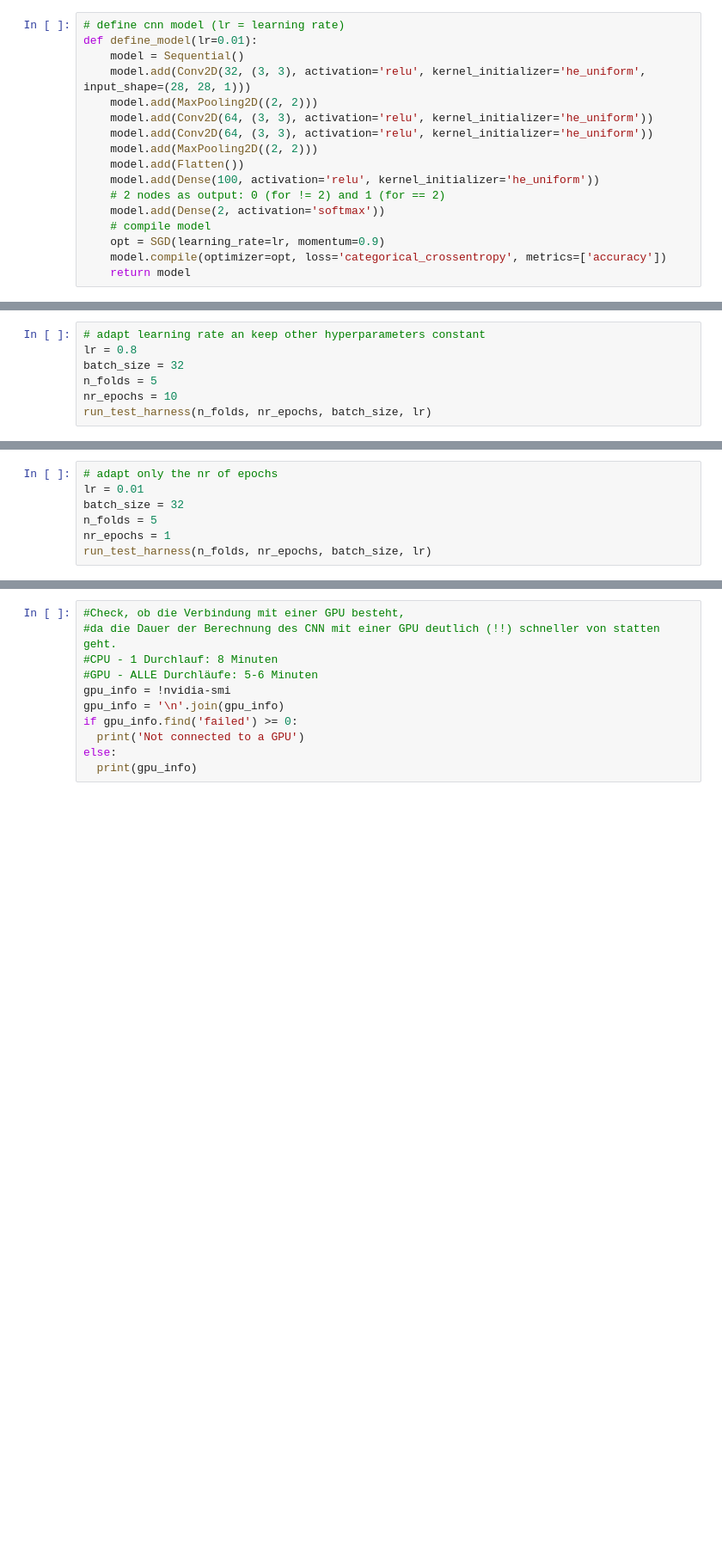
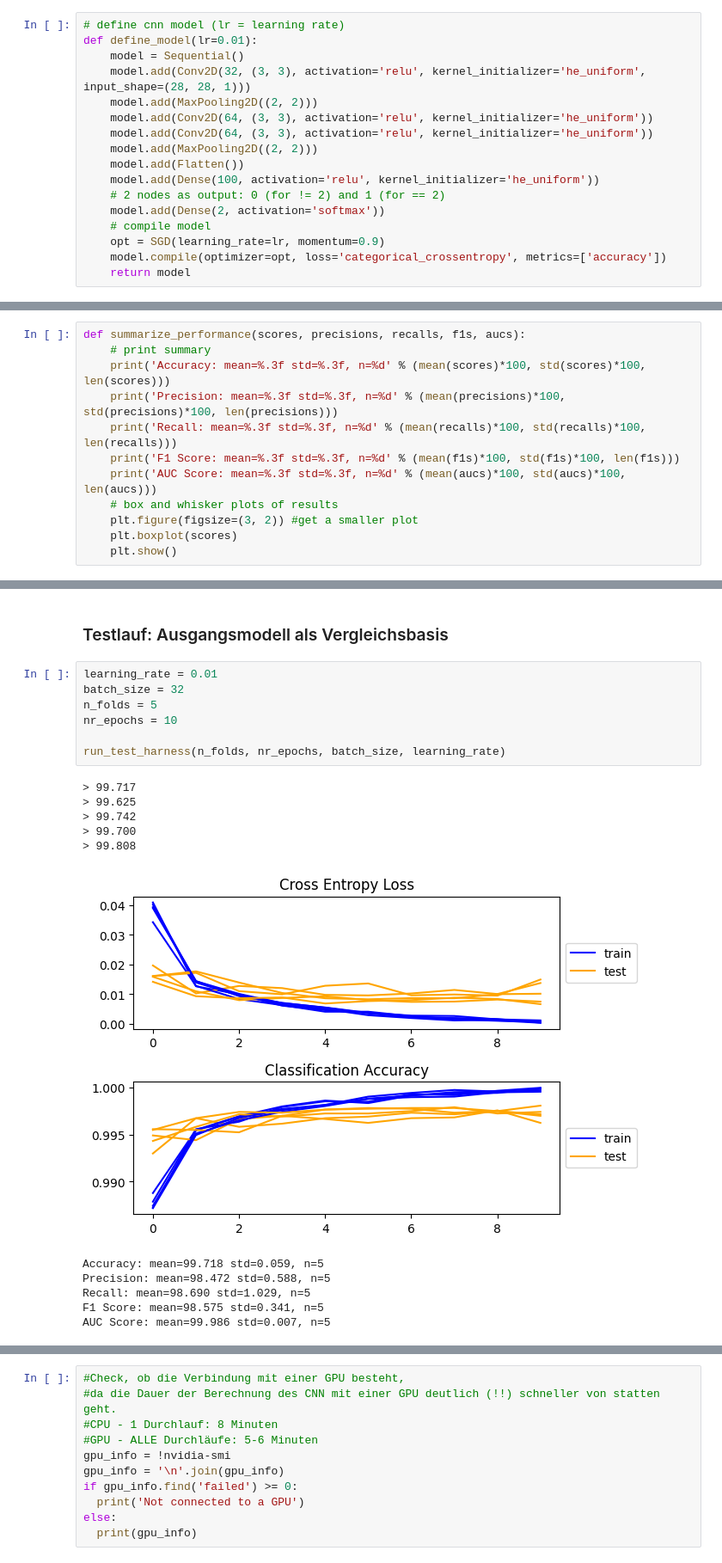
Before and after one commit to chaosagent86/machine_learning, a Jupyter notebook: Abschlussprojekt.ipynb, the cells around one changed output, grey strips where cells are left out. Shown at 86% size. Saved outputs shown, nothing was run; the diff lists cells and outputs as text; blank space fills up the shorter version.

```diff
--- a/Abschlussprojekt.ipynb
+++ b/Abschlussprojekt.ipynb
@@ -749,7 +637,0 @@ KeyboardInterrupt:
-# %%
-# adapt learning rate an keep other hyperparameters constant
-lr = 0.8
-batch_size = 32
-n_folds = 5
-nr_epochs = 10
-run_test_harness(n_folds, nr_epochs, batch_size, lr)
@@ -769,7 +637,0 @@ AUC Score: mean=99.990 std=0.005, n=5
-# %%
-# adapt only the nr of epochs
-lr = 0.01
-batch_size = 32
-n_folds = 5
-nr_epochs = 1
-run_test_harness(n_folds, nr_epochs, batch_size, lr)
@@ -845,0 +725,12 @@ Dieser oben genannte Geschwindigkeitsvorteil wird auch in folgendem Code seitens
+# %%
+def summarize_performance(scores, precisions, recalls, f1s, aucs):
+    # print summary
+    print('Accuracy: mean=%.3f std=%.3f, n=%d' % (mean(scores)*100, std(scores)*100, len(scores)))
+    print('Precision: mean=%.3f std=%.3f, n=%d' % (mean(precisions)*100, std(precisions)*100, len(precisions)))
+    print('Recall: mean=%.3f std=%.3f, n=%d' % (mean(recalls)*100, std(recalls)*100, len(recalls)))
+    print('F1 Score: mean=%.3f std=%.3f, n=%d' % (mean(f1s)*100, std(f1s)*100, len(f1s)))
+    print('AUC Score: mean=%.3f std=%.3f, n=%d' % (mean(aucs)*100, std(aucs)*100, len(aucs)))
+    # box and whisker plots of results
+    plt.figure(figsize=(3, 2)) #get a smaller plot
+    plt.boxplot(scores)
+    plt.show()
@@ -845,0 +754,21 @@ Dieser oben genannte Geschwindigkeitsvorteil wird auch in folgendem Code seitens
+# %% [markdown]
+### Testlauf: Ausgangsmodell als Vergleichsbasis
+# %%
+learning_rate = 0.01
+batch_size = 32
+n_folds = 5
+nr_epochs = 10
+
+run_test_harness(n_folds, nr_epochs, batch_size, learning_rate)
+# %% [output]
+> 99.717
+> 99.625
+> 99.742
+> 99.700
+> 99.808
+[figure, added]
+Accuracy: mean=99.718 std=0.059, n=5
+Precision: mean=98.472 std=0.588, n=5
+Recall: mean=98.690 std=1.029, n=5
+F1 Score: mean=98.575 std=0.341, n=5
+AUC Score: mean=99.986 std=0.007, n=5
```
Also changed, not shown: parts of 118 cells of this notebook.
